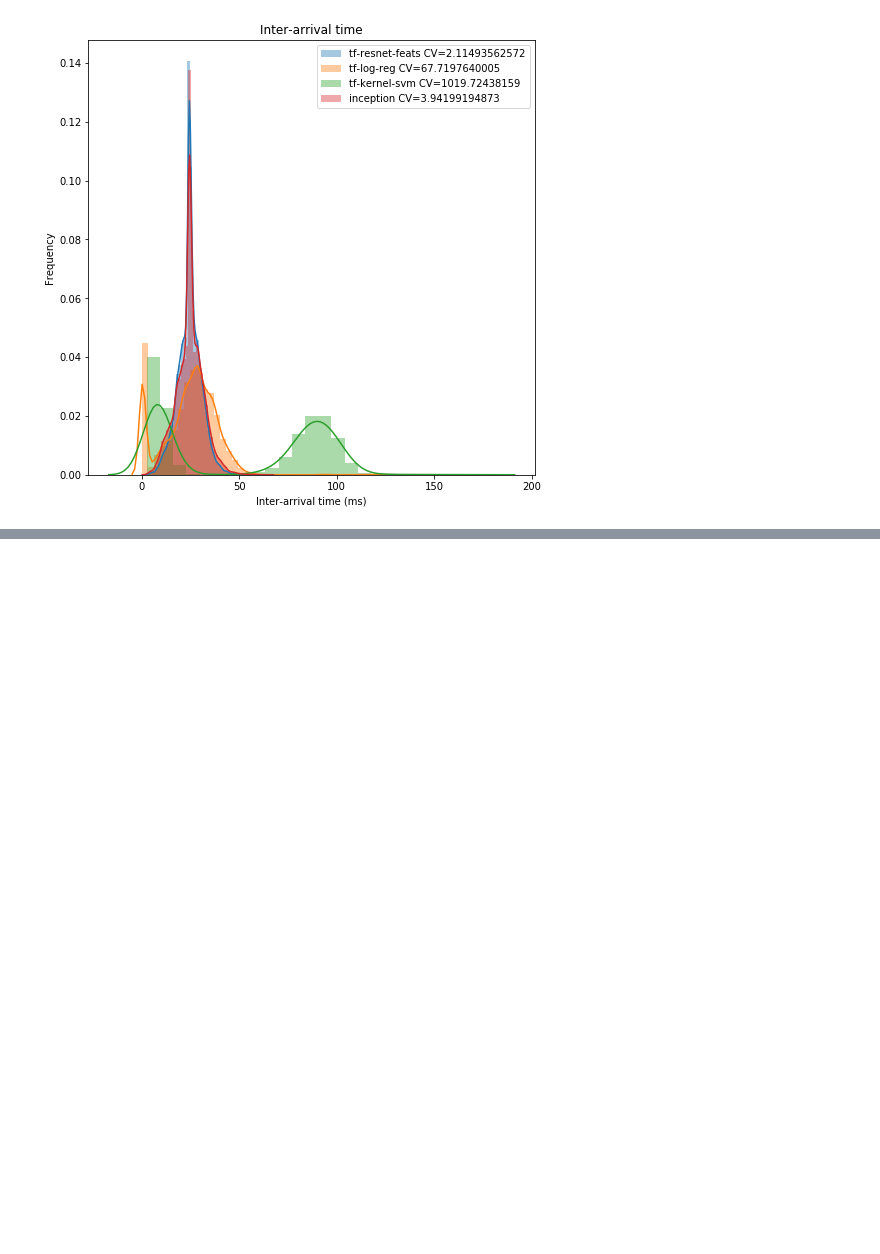
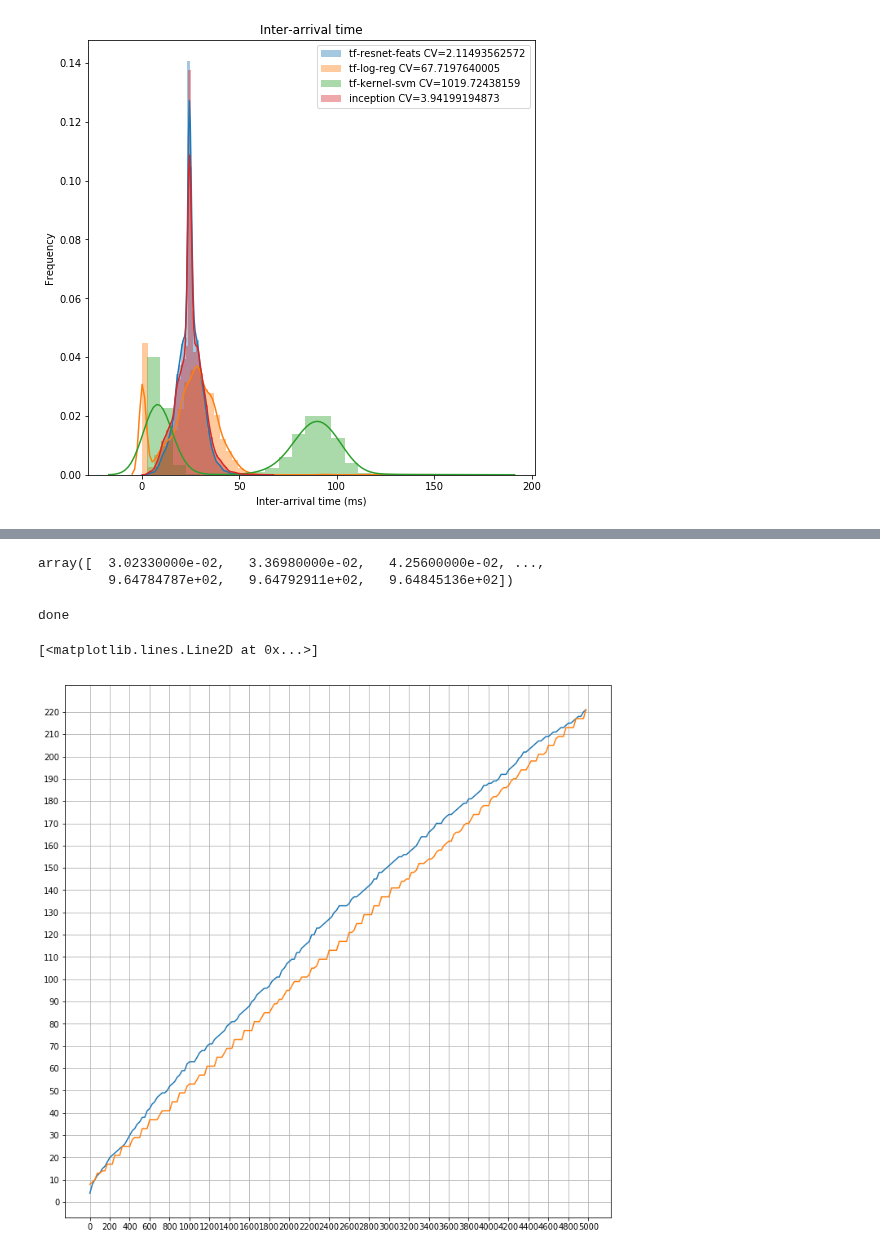
Before and after one commit to dcrankshaw/plots-model-comp-paper, a Jupyter notebook: plotting/e2e_distribution_plotting.ipynb, the cells around one changed output, grey strips where cells are left out. Saved outputs shown, nothing was run; the diff lists cells and outputs as text; code cells hidden in the pictures; blank space fills up the shorter version.

```diff
--- a/plotting/e2e_distribution_plotting.ipynb
+++ b/plotting/e2e_distribution_plotting.ipynb
@@ -273,0 +408,29 @@ plot_e2e_lats(ID1_500_hollistic)
+# %%
+ID1_500_hollistic["client_timestamps"]
+# %% [output]
+array([  3.02330000e-02,   3.36980000e-02,   4.25600000e-02, ...,
+         9.64784787e+02,   9.64792911e+02,   9.64845136e+02])
+# %%
+x_range = xrange(1,20000,100)
+resnet_arrival = ID1_500_hollistic["client_timestamps"]["start->tf-resnet-feats_timestamps"]*1000.
+resnet_departure = ID1_500_hollistic["client_timestamps"]["tf-resnet-feats->tf-kernel-svm_timestamps"]*1000.
+x_arrival_resnet, y_arrival_resnet = get_max_curve(resnet_arrival, x_range)
+x_departure_resnet, y_departure_resnet = get_max_curve(resnet_departure, x_range)
+# %% [output]
+done
+# %%
+x_range = xrange(1,5000,25)
+resnet_arrival = ID1_500_hollistic["client_timestamps"]["start->tf-resnet-feats_timestamps"]*1000.
+resnet_departure = ID1_500_hollistic["client_timestamps"]["tf-resnet-feats->tf-kernel-svm_timestamps"]*1000.
+x_arrival_resnet, y_arrival_resnet = get_max_curve(resnet_arrival, x_range)
+x_departure_resnet, y_departure_resnet = get_max_curve(resnet_departure, x_range)
+# %%
+plt.figure(figsize=(12,12))
+plt.xticks(xrange(0,5200,200))
+plt.yticks(xrange(0,225,10))
+plt.grid(True)
+plt.plot(x_arrival_resnet, y_arrival_resnet, label="Resnet arrival")
+plt.plot(x_departure_resnet, y_departure_resnet, label="Resnet departure")
+# %% [output]
+[<matplotlib.lines.Line2D at 0x...>]
+[figure, added]
```
Also changed, not shown: parts of 12 cells of this notebook.
